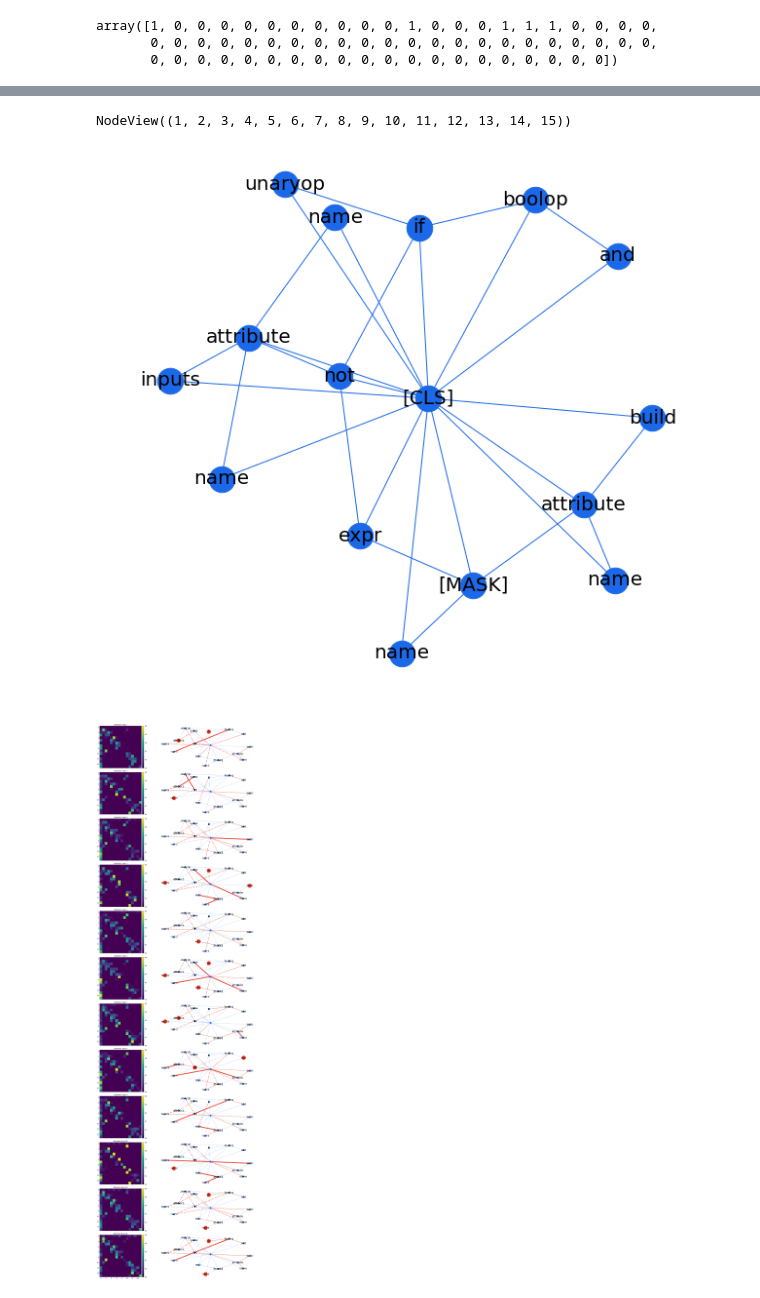
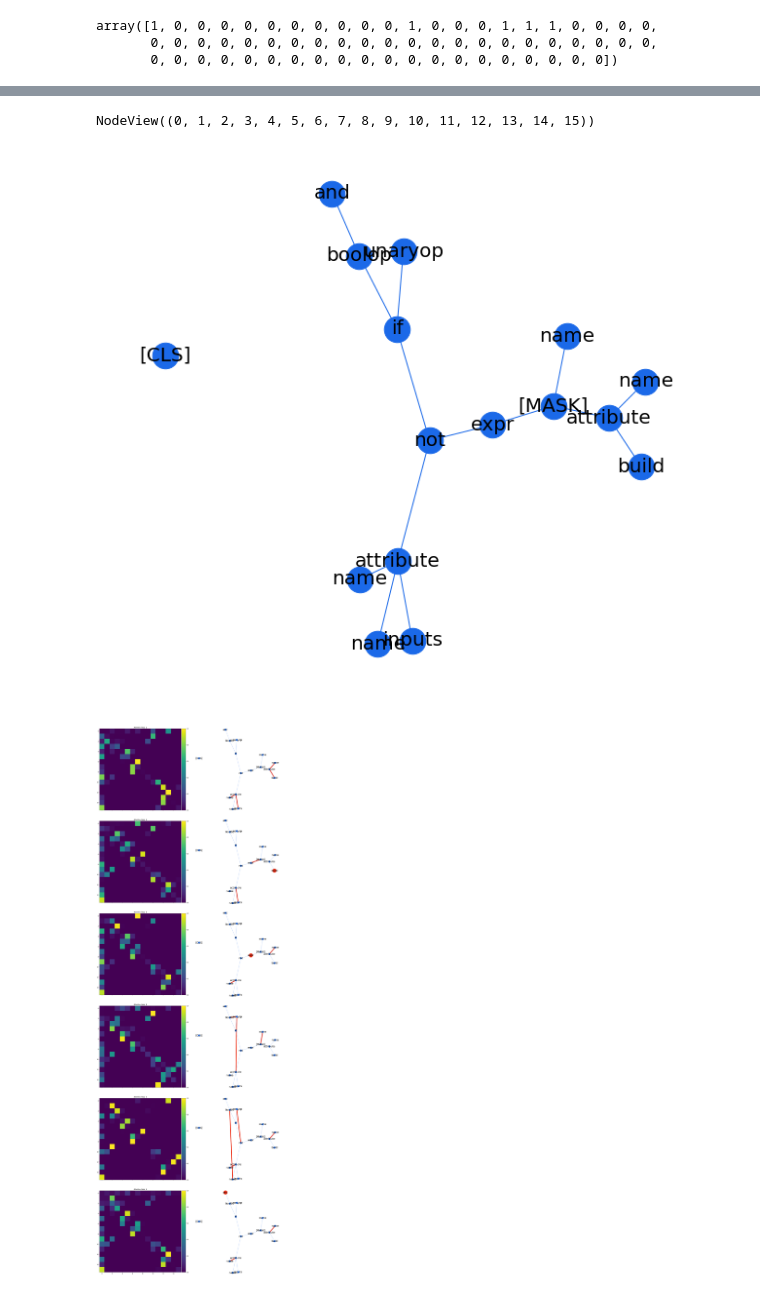
Before and after one commit to dtsbourg/BiFocalE, a Jupyter notebook: notebook/Inspect Attention.ipynb, the cells around one changed output, grey strips where cells are left out. Drawn from its saved outputs; the diff is of its cells as text; code cells hidden in the pictures.

```diff
--- a/notebook/Inspect Attention.ipynb
+++ b/notebook/Inspect Attention.ipynb
@@ -10,7 +10,7 @@ blue = '#1b69e8'
 import os
 import pandas as pd
 # %%
-path = '../sparse/pretraining_output-100k/eval_results_att.txt'
+path = '../sparse/pretraining_output-small-300k/eval_results_att.txt'
 # %% [markdown]
 Load vocabulary
 # %%
@@ -21,7 +21,7 @@ vocab.shape
 # %% [markdown]
 Load predictions results
 # %%
-results_df = pd.read_csv('../sparse/pretraining_output-100k/eval_results_masked_lm.txt')
+results_df = pd.read_csv('../sparse/pretraining_output-300k/eval_results_masked_lm.txt')
 results_df.head(10)
 # %% [output]
 |  | masked_lm_predictions | label_ids | masked_lm_positions | 0 | 1 | 2 | 3 | 4 | ... |
@@ -81,14 +81,16 @@ ar.shape
 # %%
-nb_heads = 12
+depth = 3
+nb_heads = 6
 seq_len  = 64
-attention = ar.reshape((nb_heads, seq_len, seq_len))
+attention = ar.reshape((depth, nb_heads, seq_len, seq_len))
 # %% [markdown]
 Plot attention matrices
 # %%
-f, axes = plt.subplots(6, 2, sharex='col', sharey='row', figsize=(20,40))
+f, axes = plt.subplots(3, 2, sharex='col', sharey='row', figsize=(20,40))
 #f.suptitle('Attention head probabilities (Layer #12)')
+d = 0
 for i, ax in enumerate(axes.flatten()):
-    im = ax.imshow(attention[i, :emb_len, :emb_len])
+    im = ax.imshow(attention[d, i, :emb_len, :emb_len])
     ax.set_title("Attention head {}".format(i+1))
     im.set_clim(0, 1)
     divider = make_axes_locatable(ax)
@@ -145,4 +149,4 @@ plt.show()
 # %%
 G.nodes()
 # %% [output]
-NodeView((1, 2, 3, 4, 5, 6, 7, 8, 9, 10, 11, 12, 13, 14, 15))
+NodeView((0, 1, 2, 3, 4, 5, 6, 7, 8, 9, 10, 11, 12, 13, 14, 15))
@@ -161,52 +166,54 @@ nx.draw_networkx_labels(G, pos, labels=dict(zip(range(emb_len),pred_str[:emb_len
 plt.axis('off')
 plt.show()
 # %% [output]
-[figure, old version]
+[figure, new version]
 # %%
-f, axes = plt.subplots(12, 2, sharex='col', figsize=(20,60))
+f, axes = plt.subplots(nb_heads, 2, sharex='col', figsize=(20,60))
 
 #G0  = nx.from_numpy_matrix(attention[0, 1:emb_len, 1:emb_len])
 #pos = nx.spring_layout(G0)  # positions for all nodes
-labels = dict(zip(range(1,emb_len),pred_str[1:emb_len]))
+labels = dict(zip(range(emb_len),pred_str[:emb_len]))
 
+d= 0
 #f.suptitle('Attention head probabilities (Layer #12)')
 for i, (ax0, ax1) in enumerate(axes):
     # Attention map
-    im = ax0.imshow(attention[i, :emb_len, :emb_len])
+    im = ax0.imshow(attention[d, i, :emb_len, :emb_len])
     ax0.set_title("Attention head {}".format(i+1))
     im.set_clim(0, 1)
     divider = make_axes_locatable(ax0)
     cax = divider.append_axes('right', size='5%', pad=0.05)
     f.colorbar(im, cax=cax, orientation='vertical')
 
     # -----------------------------------------------------
     # graph
-    Gi = nx.from_numpy_matrix(attention[i, :emb_len, :emb_len])
+    Gi = nx.from_numpy_matrix(attention[d, i, :emb_len, :emb_len])
     #Gi.remove_node(0)
 
-    evlarge = [(u, v) for (u, v, d) in Gi.edges(data=True) if  d['weight'] > 0.8]
-    elarge  = [(u, v) for (u, v, d) in Gi.edges(data=True) if (d['weight'] > 0.3) & (d['weight'] <= 0.8)]
-    esmall  = [(u, v) for (u, v, d) in Gi.edges(data=True) if  d['weight'] <= 0.3]
+    evlarge = [(u, v) for (u, v, d) in Gi.edges(data=True) if (d['weight'] > 0.8) & (u>0)]
+    #elarge  = [(u, v) for (u, v, d) in Gi.edges(data=True) if (d['weight'] > 0.5) & (d['weight'] <= 0.8)& (u>0)]
+    #esmall  = [(u, v) for (u, v, d) in Gi.edges(data=True) if (d['weight'] <= 0.5) & (d['weight'] > 0.01) & (u>0)]
+    esmall  = [(u, v) for (u, v) in G.edges() if (u>0)]
 
     lg_self_att = [u for (u,v,d) in Gi.edges(data=True) if (d['weight'] > 0.5) &(u==v)]
     sm_self_att = [u for (u,v,d) in Gi.edges(data=True) if (d['weight'] <= 0.5)&(u==v)]
 
     # nodes
     nx.draw_networkx_nodes(Gi, pos, nodelist=lg_self_att, node_size=900, ax=ax1, node_color=red)
     nx.draw_networkx_nodes(Gi, pos, nodelist=sm_self_att, node_size=200, ax=ax1, node_color=blue)
 
     # edges
     nx.draw_networkx_edges(Gi, pos, edgelist=evlarge, width=6, ax=ax1, edge_color=red)
-    nx.draw_networkx_edges(Gi, pos, edgelist=elarge,  width=2, ax=ax1, edge_color=red, style='dashed')
+    #nx.draw_networkx_edges(Gi, pos, edgelist=elarge,  width=2, ax=ax1, edge_color=red, style='dashed')
     nx.draw_networkx_edges(Gi, pos, edgelist=esmall,  width=1, ax=ax1, alpha=0.5, edge_color=blue)
 
     # labels
     nx.draw_networkx_labels(Gi, pos, labels=labels, font_size=20, font_family='sans-serif', ax=ax1)
 
     ax1.axis('off')
 
     plt.tight_layout()
 
 plt.show()
 # %% [output]
-[figure, old version]
+[figure, new version]
```
Also changed, not shown: parts of 17 cells of this notebook.
